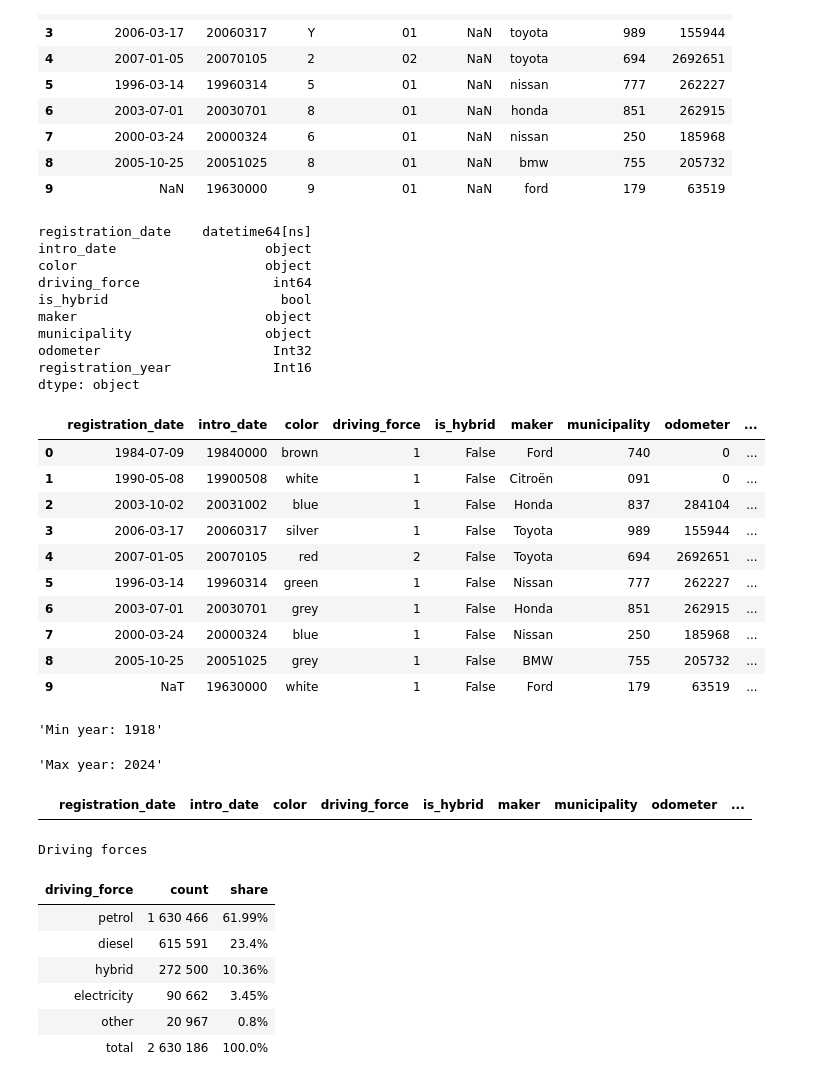
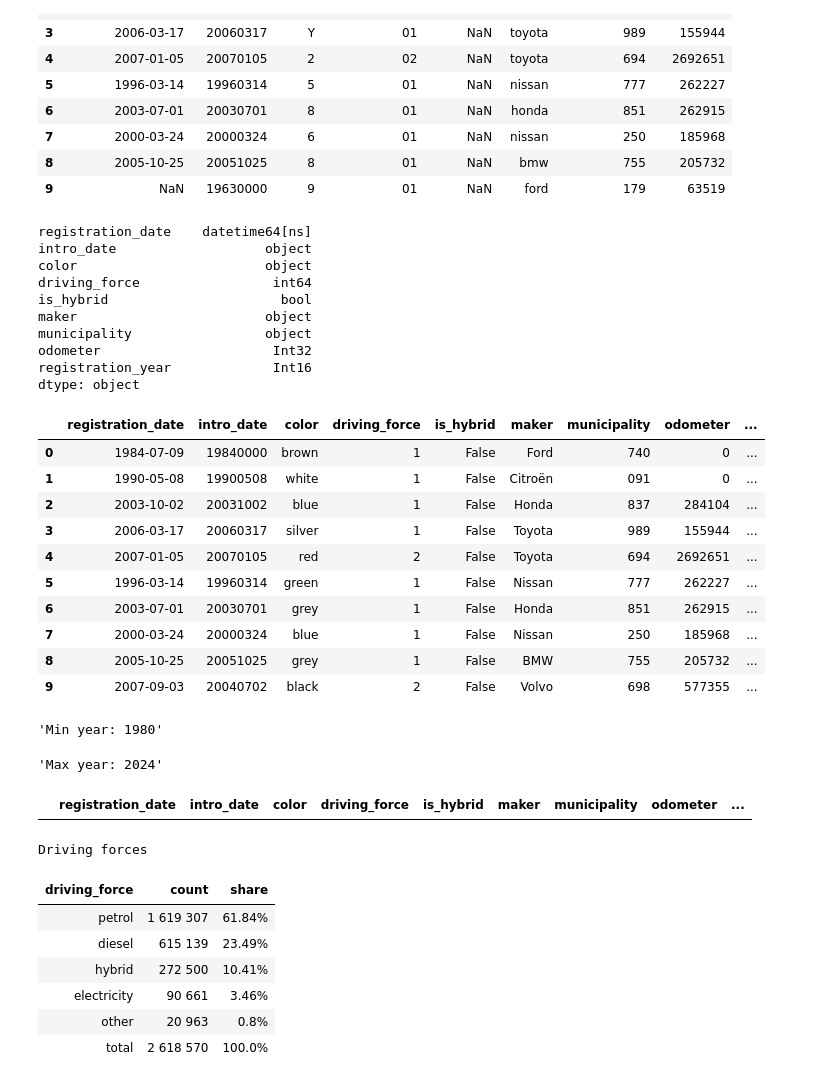
Before and after one commit to Tsingis/trafi-data, a Jupyter notebook: data/data.ipynb, the cells around one changed output. Cells and saved outputs as stored; diff of their text form; code cells hidden in the pictures.

Commit message:
Filter data from old vehicles

```diff
--- a/data/data.ipynb
+++ b/data/data.ipynb
@@ -106,9 +106,12 @@ def get_registration_year(row):
         return int(row["intro_date"][:4])
 
 df["registration_year"] = df.apply(get_registration_year, axis=1).astype("Int16")
-df["registration_year"]
 
-# Driving power grouping
+# Filter really old
+df = df[df["registration_year"] >= 1980]
+df.reset_index(inplace=True, drop=True)
+
+# Driving force grouping
 df["is_hybrid"] = df["is_hybrid"].map(lambda x: x == "true")
 
 def group_driving_force(row):
@@ -223,35 +226,35 @@ df["maker"] = df.apply(group_maker, axis=1)
 
 # NA check
 check_columns = ["municipality", "color", "driving_force", "registration_year", "maker"]
 na_rows = df[df[check_columns].isna().any(axis=1)]
 
 display(df.dtypes)
 display(df.head(10))
 display(f"Min year: {df["registration_year"].min()}", f"Max year: {df["registration_year"].max()}")
 display(na_rows)
 # %% [output]
 registration_date    datetime64[ns]
 intro_date                   object
 color                        object
 driving_force                 int64
 is_hybrid                      bool
 maker                        object
 municipality                 object
 odometer                      Int32
 registration_year             Int16
 dtype: object
 |  | registration_date | intro_date | color | driving_force | is_hybrid | maker | municipality | odometer | ... |
 | 0 | 1984-07-09 | 19840000 | brown | 1 | False | Ford | 740 | 0 | ... |
 | 1 | 1990-05-08 | 19900508 | white | 1 | False | Citroën | 091 | 0 | ... |
 | 2 | 2003-10-02 | 20031002 | blue | 1 | False | Honda | 837 | 284104 | ... |
 | 3 | 2006-03-17 | 20060317 | silver | 1 | False | Toyota | 989 | 155944 | ... |
 | 4 | 2007-01-05 | 20070105 | red | 2 | False | Toyota | 694 | 2692651 | ... |
 | 5 | 1996-03-14 | 19960314 | green | 1 | False | Nissan | 777 | 262227 | ... |
 | 6 | 2003-07-01 | 20030701 | grey | 1 | False | Honda | 851 | 262915 | ... |
 | 7 | 2000-03-24 | 20000324 | blue | 1 | False | Nissan | 250 | 185968 | ... |
 | 8 | 2005-10-25 | 20051025 | grey | 1 | False | BMW | 755 | 205732 | ... |
-| 9 | NaT | 19630000 | white | 1 | False | Ford | 179 | 63519 | ... |
+| 9 | 2007-09-03 | 20040702 | black | 2 | False | Volvo | 698 | 577355 | ... |
-'Min year: 1918'
+'Min year: 1980'
 'Max year: 2024'
 |  | registration_date | intro_date | color | driving_force | is_hybrid | maker | municipality | odometer | ... |
 # %%
@@ -297,12 +300,12 @@ disp.hide(axis="index")
 # %% [output]
 Driving forces
 | driving_force | count | share |
-| petrol | 1 630 466 | 61.99% |
-| diesel | 615 591 | 23.4% |
-| hybrid | 272 500 | 10.36% |
-| electricity | 90 662 | 3.45% |
-| other | 20 967 | 0.8% |
-| total | 2 630 186 | 100.0% |
+| petrol | 1 619 307 | 61.84% |
+| diesel | 615 139 | 23.49% |
+| hybrid | 272 500 | 10.41% |
+| electricity | 90 661 | 3.46% |
+| other | 20 963 | 0.8% |
+| total | 2 618 570 | 100.0% |
 # %%
 grouped_color = df.groupby(["color", "municipality"]).size().reset_index(name="count")
 grouped_color["share"] = grouped_color.apply(lambda row: row["count"] / total * 100, axis=1)
```
Also changed, not shown: parts of 4 cells of this notebook, 1 other file.
